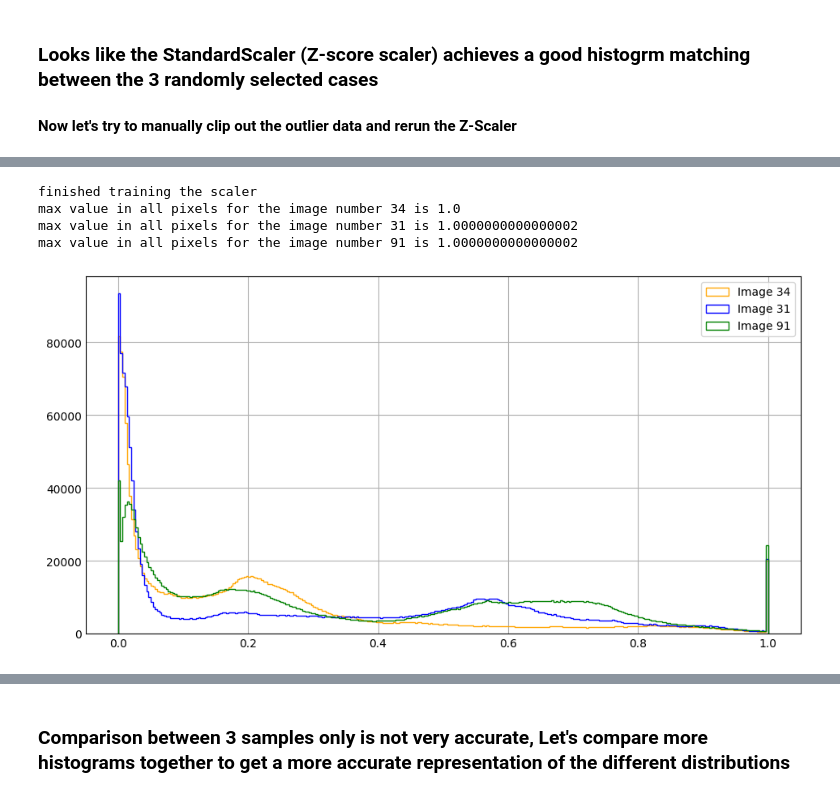
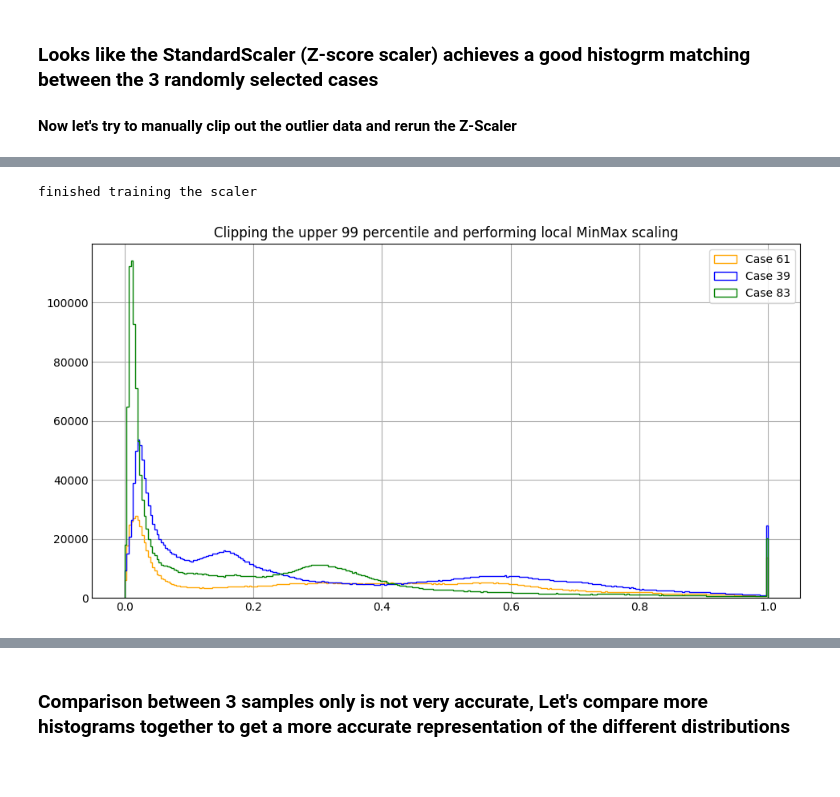
Before and after one commit to aymanreda56/CINE_Cardiac_MRI_With_Deep_Learning, a Jupyter notebook: EDA/Value_Exploration.ipynb, the cells around one changed output, grey strips where cells are left out. Saved outputs shown, nothing was run; the diff lists cells and outputs as text; code cells hidden in the pictures.

```diff
--- a/EDA/Value_Exploration.ipynb
+++ b/EDA/Value_Exploration.ipynb
@@ -28,7 +26,7 @@ DATASET_FOLDER_PATH = os.path.abspath(f"..\\CMR-MULTI\\{PROBLEM_TYPE}_MULTI\\{IM
 
 all_images = helpers.get_all_np_images(DATASET_FOLDER_PATH)
 # %%
-random_indices = np.random.randint(0, len(all_images), 3)
+random_indices = [61, 39, 83] #np.random.randint(0, len(all_images), 3)
 randomly_selected_images = [all_images[i] for i in random_indices]
 colors = ['orange', 'blue', 'green']
 
@@ -40,7 +38,7 @@ for i, img in enumerate(randomly_selected_images):
     max_val = max(all_pixel_values)
     print(f"max value in all pixels for the image number {idx} is {max_val}")
 
-    ax.hist(all_pixel_values, bins=300, linewidth=1.0, histtype='step', color=colors[i], label=f'Image {idx}')
+    ax.hist(all_pixel_values, bins=300, linewidth=1.0, histtype='step', color=colors[i], label=f'Case {idx}')
 
 ax.legend()
 plt.show()
@@ -66,13 +85,14 @@ fig, ax = plt.subplots(figsize=(9, 4.5))
 for i, img in enumerate(randomly_selected_images):
     idx = random_indices[i]
     img_shape = img.shape #preserving the image shape
-    img = scaler.fit_transform(img.reshape(-1, 1)).reshape(img_shape) #flattening the image, then scaling it, then restoring the original shape
+    img = scaler.transform(img.reshape(-1, 1)).reshape(img_shape) #flattening the image, then scaling it, then restoring the original shape
     all_pixel_values = helpers.recursive_flatten(img)
     max_val = max(all_pixel_values)
     print(f"max value in all pixels for the image number {idx} is {max_val}")
 
     ax.hist(all_pixel_values, bins=300, linewidth=1.0, histtype='step', color=colors[i], label=f'Image {idx}')
 
+plt.title('Using a Global Min-Max scaler on the entire dataset. Mapping the ABS_MAX to 1 and ABS_MIN to 0.\nThe ABS values are extracted globally from the dataset.')
 ax.legend()
 plt.show()
 # %% [output]
@@ -139,19 +260,31 @@ max value in all pixels for the image number 91 is 4.607123364734529
 # %% [markdown]
 ### Looks like the StandardScaler (Z-score scaler) achieves a good histogrm matching between the 3 randomly selected cases
 #### Now let's try to manually clip out the outlier data and rerun the Z-Scaler
+# %%
+def clip_outliers_from_img(image:np.ndarray, low_percentile=None, high_percentile=99):
+    original_shape = image.shape
+
+    perc1 = low_percentile if low_percentile else 0
+    if high_percentile:
+        p1, p99 = np.percentile(image.reshape(-1, 1), [perc1, high_percentile])
+    #print(f"Low Percentile is {p1}, 99 Percentile is {p99}")
+    perc1 = p1 if low_percentile else None
+    pixels = np.clip(image.reshape(-1, 1), perc1, p99)
+    clipped_img = pixels.reshape(original_shape)
+    return clipped_img, pixels
+
+
+def clip_and_scale(img, clip=True, scaler=None, low_percentile=None, high_percentile=99):
+    new_img = img.copy()
+    if clip: new_img, _ = clip_outliers_from_img(img, low_percentile=low_percentile, high_percentile=high_percentile)
+    if scaler:
+        orig_shape = new_img.shape
+        new_img = scaler.transform(new_img.reshape(-1, 1)).reshape(orig_shape)
+    return new_img
 # %%
 import numpy as np
 from sklearn.preprocessing import StandardScaler
 from tqdm import tqdm
-
-
-def clip_outliers_from_img(image:np.ndarray):
-    original_shape = image.shape
-    p1, p99 = np.percentile(image.reshape(-1, 1), [1, 99])
-    pixels = np.clip(image.reshape(-1, 1), p1, p99)
-    clipped_img = pixels.reshape(original_shape)
-    return clipped_img, pixels
-
 
 
 all_pixels_after_clipping = np.array([]).reshape(-1, 1)
@@ -188,29 +329,27 @@ plt.show()
 # %%
 minmax_clipped = MinMaxScaler()
-minmax_clipped = minmax_clipped.fit(all_pixels_after_clipping)
+#minmax_clipped = minmax_clipped.fit(all_pixels_after_clipping)
 
 print(f"finished training the scaler")
 
 plt.style.use('_mpl-gallery')
 fig, ax = plt.subplots(figsize=(9, 4.5))
 for i, img in enumerate(randomly_selected_images):
     idx = random_indices[i]
     img_shape = img.shape #preserving the image shape
     img, _ = clip_outliers_from_img(img) #Clip outliers
     img = minmax_clipped.fit_transform(img.reshape(-1, 1)).reshape(img_shape) #flattening the image, then scaling it, then restoring the original shape
     all_pixel_values = helpers.recursive_flatten(img)
     max_val = max(all_pixel_values)
-    print(f"max value in all pixels for the image number {idx} is {max_val}")
-    ax.hist(all_pixel_values, bins=300, linewidth=1.0, histtype='step', color=colors[i], label=f'Image {idx}')
+    #print(f"max value in all pixels for the image number {idx} is {max_val}")
+    ax.hist(all_pixel_values, bins=300, linewidth=1.0, histtype='step', color=colors[i], label=f'Case {idx}')
 
+plt.title('Clipping the upper 99 percentile and performing local MinMax scaling')
 ax.legend()
 plt.show()
 # %% [output]
 finished training the scaler
-max value in all pixels for the image number 34 is 1.0
-max value in all pixels for the image number 31 is 1.0000000000000002
-max value in all pixels for the image number 91 is 1.0000000000000002
-[figure, old version]
+[figure, new version]
 # %%
 minmax_clipped = RobustScaler()
 minmax_clipped = minmax_clipped.fit(all_pixels_after_clipping)
```
Also changed, not shown: parts of 20 cells of this notebook, 28 other files.
